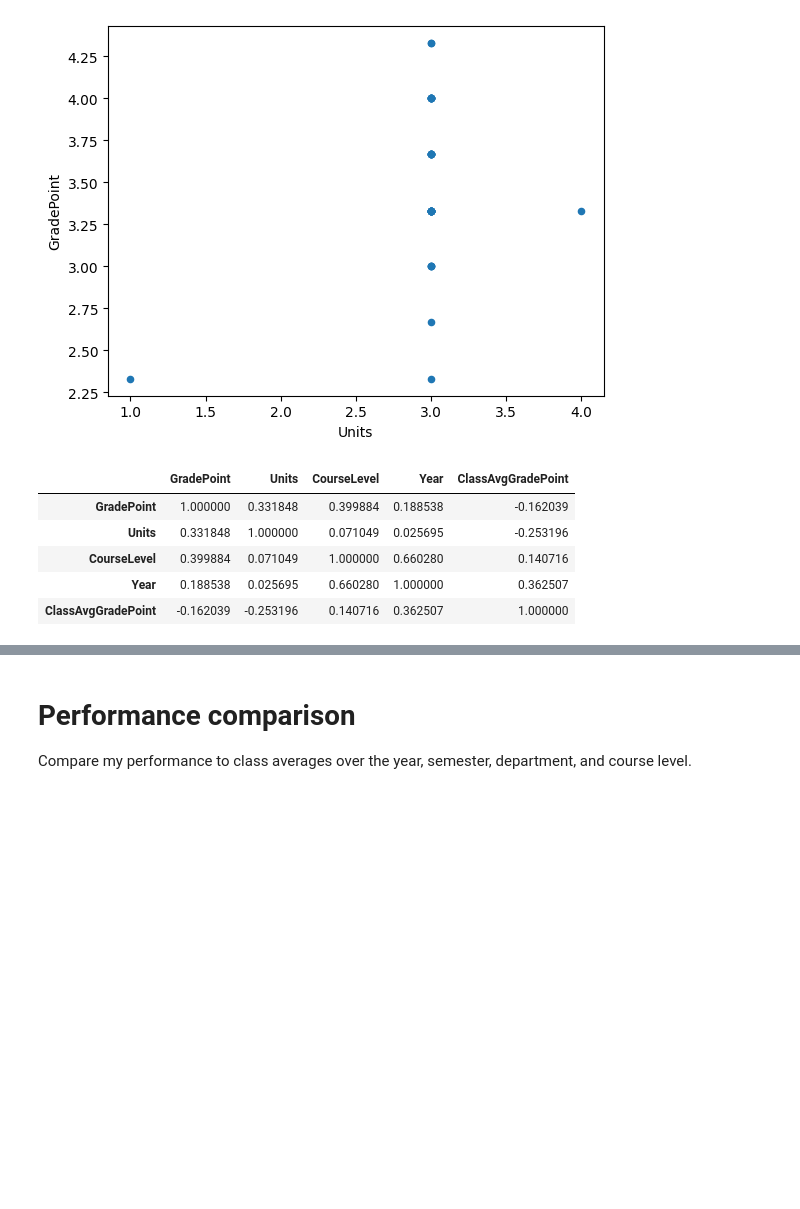
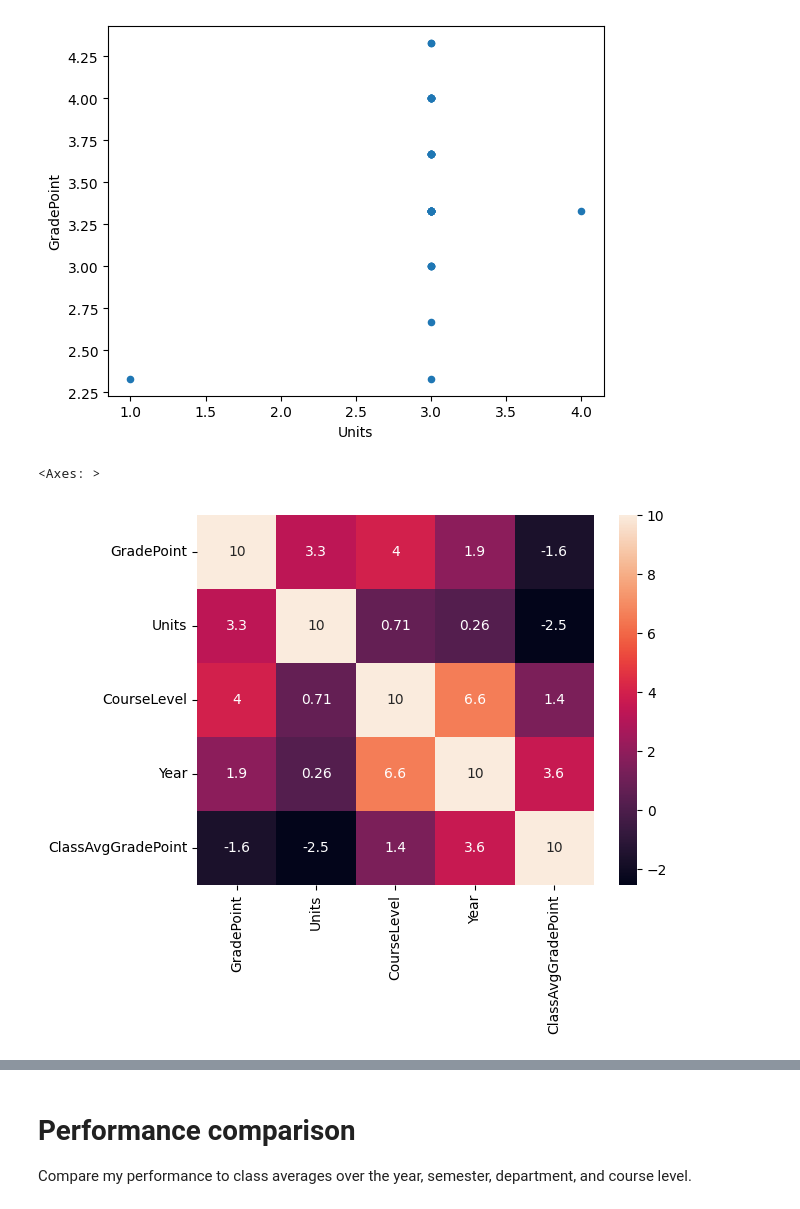
Before and after one commit to NickTurenne/Transcript-Analysis, a Jupyter notebook: notebooks/EDA.ipynb, the cells around one changed output, grey strips where cells are left out. Cells and saved outputs as stored; diff of their text form; code cells hidden in the pictures; blank space fills up the shorter version.

```diff
--- a/notebooks/EDA.ipynb
+++ b/notebooks/EDA.ipynb
@@ -277,14 +294,11 @@ df_grade_filtered.plot.scatter(x="Units", y="GradePoint")
 <Axes: xlabel='Units', ylabel='GradePoint'>
 [figure]
 # %%
-df_grade_filtered[["GradePoint", "Units", "CourseLevel", "Year", "ClassAvgGradePoint"]].corr()
+df_corr = df_grade_filtered[["GradePoint", "Units", "CourseLevel", "Year", "ClassAvgGradePoint"]].corr().map(lambda x: x*10)
+sns.heatmap(df_corr, annot=True)
 # %% [output]
-|  | GradePoint | Units | CourseLevel | Year | ClassAvgGradePoint |
-| GradePoint | 1.000000 | 0.331848 | 0.399884 | 0.188538 | -0.162039 |
-| Units | 0.331848 | 1.000000 | 0.071049 | 0.025695 | -0.253196 |
-| CourseLevel | 0.399884 | 0.071049 | 1.000000 | 0.660280 | 0.140716 |
-| Year | 0.188538 | 0.025695 | 0.660280 | 1.000000 | 0.362507 |
-| ClassAvgGradePoint | -0.162039 | -0.253196 | 0.140716 | 0.362507 | 1.000000 |
+<Axes: >
+[figure, added]
 # %% [markdown]
 Observations:
 - Fall semester was my best performing semester on average
```
Also changed, not shown: parts of 9 cells of this notebook, 1 other file.
